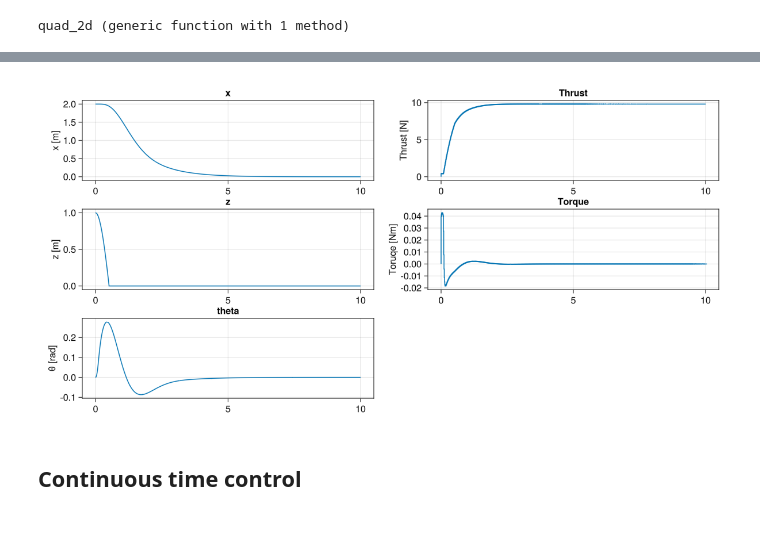
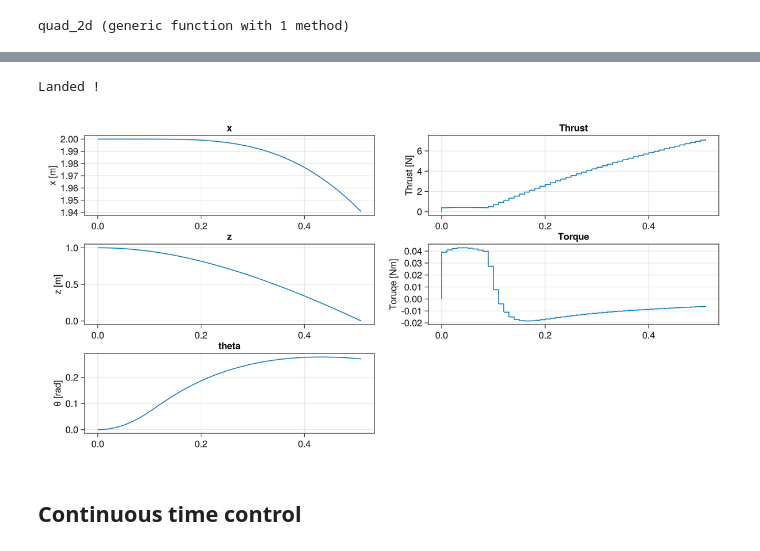
Before and after one commit to sarath-menon/robotics-tutorial-notebooks, a Jupyter notebook: dynamics/julia/demos/quad_2d/demo.ipynb, the cells around one changed output, grey strips where cells are left out. Drawn from its saved outputs; the diff is of its cells as text; code cells hidden in the pictures.

Commit message:
added operational space constraints

```diff
--- a/dynamics/julia/demos/quad_2d/demo.ipynb
+++ b/dynamics/julia/demos/quad_2d/demo.ipynb
@@ -22,3 +23,10 @@ SimParams1
 R_2D(θ::Float64) = [cos(θ) -sin(θ); sin(θ) cos(θ)];
 # %% [markdown]
 ## Dynamics using DifferentialEquationsjl
+# %%
+motor_left = BLDCMotor(0, 12.5)
+motor_right = BLDCMotor(0, 12.5)
+
+quad_obj = Quad2d(1.0, 0.1, 0.003, motor_left, motor_right)
+sim_params = SimParams(6, 0.01)
+safety_box = SafetyBox(10, 10, 10, -10, -10, 0)
@@ -54,31 +64,8 @@ function quad_2d(dx, X, params, t)
     # rotational E.O.M
     θ̈ = τ / I_xx
 
-    # # prevent rocket from going into ground (negative z coordinate)
-    # if z<0
-    #     z = 0
-    # end
-
-    # Limit operating space
-    ż_max = 2 # m/s
-    if z <= 0
-        ż = clamp(ż,0,ż_max)
-    end
-
-
     dx[1], dx[2], dx[3] = ẏ, ż, θ̇
     dx[4], dx[5], dx[6] = ÿ, z̈, θ̈
 end
 # %% [output]
 quad_2d (generic function with 1 method)
-# %%
-mutable struct Pose2D1
-    y::Float64
-    z::Float64
-    θ::Float64
-    ẏ::Float64
-    ż::Float64
-    θ̇::Float64
-end
-
-Pose2D = Pose2D1
@@ -119,5 +113,5 @@ LoadError: UndefVarError: `a` not defined
 # %%
-cb = PeriodicCallback(sim_params.Ts, initial_affect=true) do integrator
+control_cb = PeriodicCallback(sim_params.Ts, initial_affect=true) do integrator
     p = integrator.p    # Extract the parameter object from the integrator
     nx = 6
 
@@ -125,44 +119,46 @@ cb = PeriodicCallback(sim_params.Ts, initial_affect=true) do integrator
     (; m, g, l, I_xx) = params
 
     # Extract the state
-    X = integrator.u[1:nx]
+    X = integrator.u[1:sim_params.nx]
 
     # compute control input
     U = - K * X
 
     f_1 = U[1]
     f_2 = U[2]
 
     # constrain the control input
     f_1 = clamp(f_1, quad_obj.motor_left.thrust_min, quad_obj.motor_left.thrust_max)
     f_2 = clamp(f_2, quad_obj.motor_right.thrust_min, quad_obj.motor_right.thrust_max)
 
     # println("Control: $(U)")
 
     #Update the control-signal
     integrator.u[nx+1:end] .= [f_1, f_2]
 end
 
 # parameters
 params = (; m=quad_obj.m, g=-9.81, l=quad_obj.L, I_xx = 0.003)
 
 #Initial Conditions
 x₀ = Pose2D(2,1,0,0,0,0)
 
+tspan = (0.0, 10.0);
+
 initial_state = [x₀.y, x₀.z, x₀.θ, x₀.ẏ, x₀.ż, x₀.θ̇]; # state
 u₀ = [0,0]; # control
 
 initial_conditions = vcat(initial_state,u₀)
 
-tspan = (0.0, 10.0);
-
 #Pass to solvers
-prob = ODEProblem(quad_2d, initial_conditions, tspan, params, callback=cb);
+cb_set = CallbackSet(control_cb,cb)
+prob = ODEProblem(quad_2d, initial_conditions, tspan, params, callback=cb_set);
 sol = solve(prob, Tsit5(), abstol=1e-8, reltol=1e-8);
 
 quad_2d_plot_normal(sol)
 # %% [output]
+Landed !
-[figure, old version]
+[figure, new version]
 # %% [markdown]
 ## Continuous time control
 # %%
```
Also changed, not shown: parts of 6 cells of this notebook, 2 other files.
